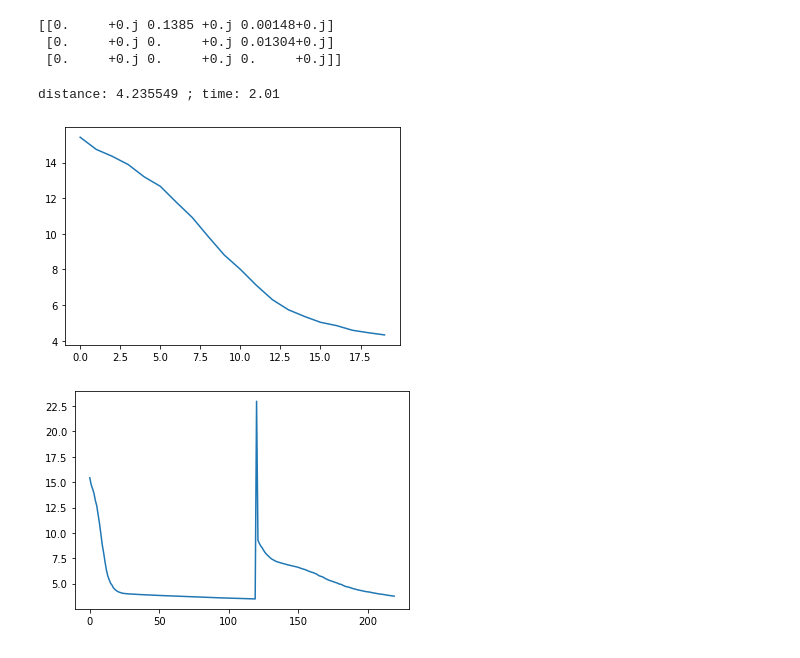
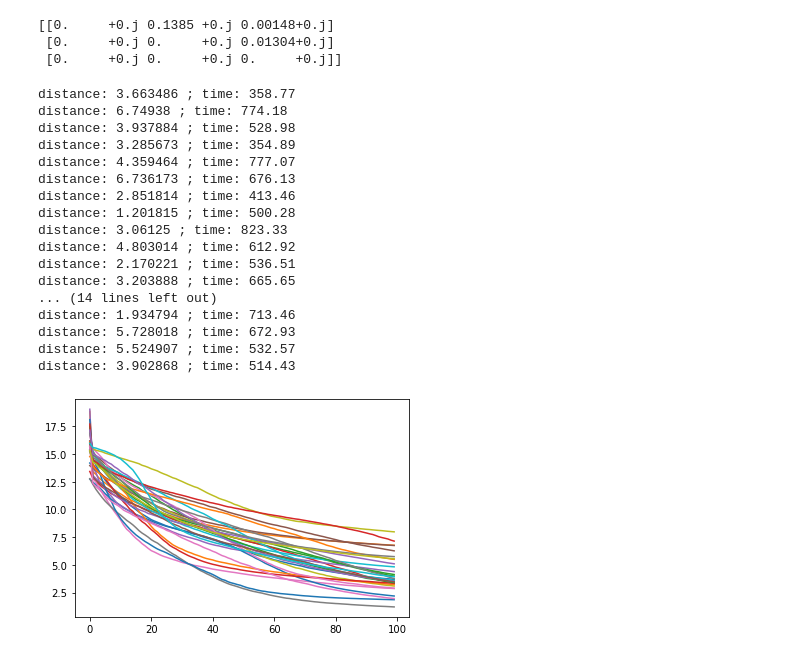
Before and after one commit to BlackSamorez/GRAPE, a Jupyter notebook: testing ground.ipynb, the cells around one changed output. Saved outputs shown, nothing was run; the diff lists cells and outputs as text; code cells hidden in the pictures.

Commit message:
TOFFOLI implementation

```diff
--- a/testing ground.ipynb
+++ b/testing ground.ipynb
@@ -82,40 +82,45 @@ F3 = F(f3)
 F4 = F(f4)
 F5 = F(f5)
 # %%
-n = 1
-m = 20
-k = 8
+n = 30
+m = 100
+k = 6
 
-descents = [ThreeQubitGradient(F1, k) for _ in range(n)]
+descents = [GradientDescent(TOFFOLI, k) for _ in range(n)]
 
 for descent in descents:
     descent.noise = 1
     descent.randomize_params()
     descent.set_j(J)
 
 print(descents[0].gates[1].j)
 
 losses = [descent.descend(steps=m, track_distance=True) for descent in descents]
 
 for loss in losses:
     plt.plot(np.real(loss))
 for descent in descents:
     descent.make_times_positive()
     print("distance:", descent.distance.round(6).real, "; time:", descent.time.round(2))
 # %% [output]
 [[0.     +0.j 0.1385 +0.j 0.00148+0.j]
  [0.     +0.j 0.     +0.j 0.01304+0.j]
  [0.     +0.j 0.     +0.j 0.     +0.j]]
-distance: 4.235549 ; time: 2.01
+distance: 3.663486 ; time: 358.77
+distance: 6.74938 ; time: 774.18
+distance: 3.937884 ; time: 528.98
+distance: 3.285673 ; time: 354.89
+distance: 4.359464 ; time: 777.07
+distance: 6.736173 ; time: 676.13
+distance: 2.851814 ; time: 413.46
+distance: 1.201815 ; time: 500.28
+distance: 3.06125 ; time: 823.33
+distance: 4.803014 ; time: 612.92
+distance: 2.170221 ; time: 536.51
+distance: 3.203888 ; time: 665.65
+... (14 lines left out)
+distance: 1.934794 ; time: 713.46
+distance: 5.728018 ; time: 672.93
+distance: 5.524907 ; time: 532.57
+distance: 3.902868 ; time: 514.43
-[figure, old version]
+[figure, new version]
-# %%
-for n in range(10):
-  for i in range(len(descents)):
-    descents[i].hyper_step()
-    losses[i] += descents[i].descend(steps=m, track_distance=True)
-    descents[i].make_times_positive()
-
-for loss in losses:
-    plt.plot(np.real(loss))
-# %% [output]
-[figure, removed]
```
Also changed, not shown: parts of 1 cell of this notebook, 2 other files.
